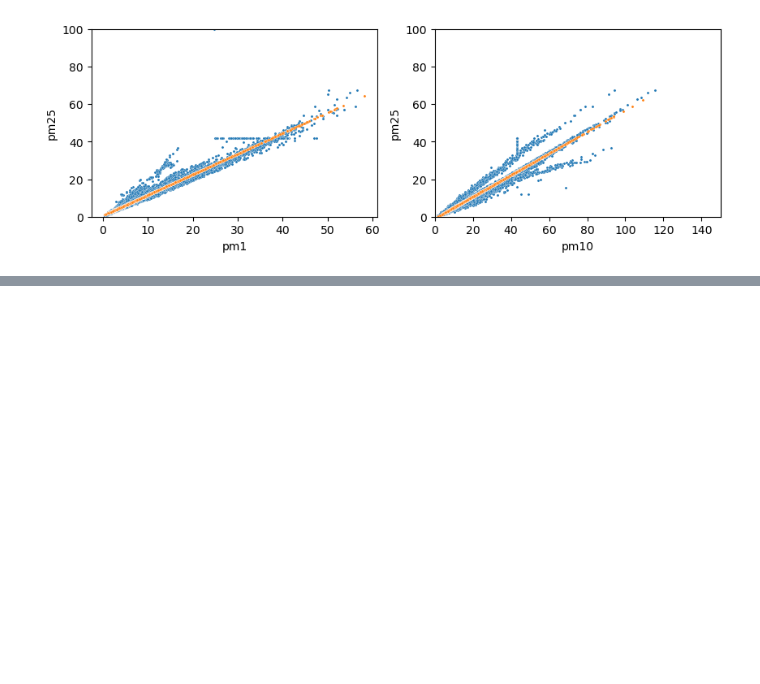
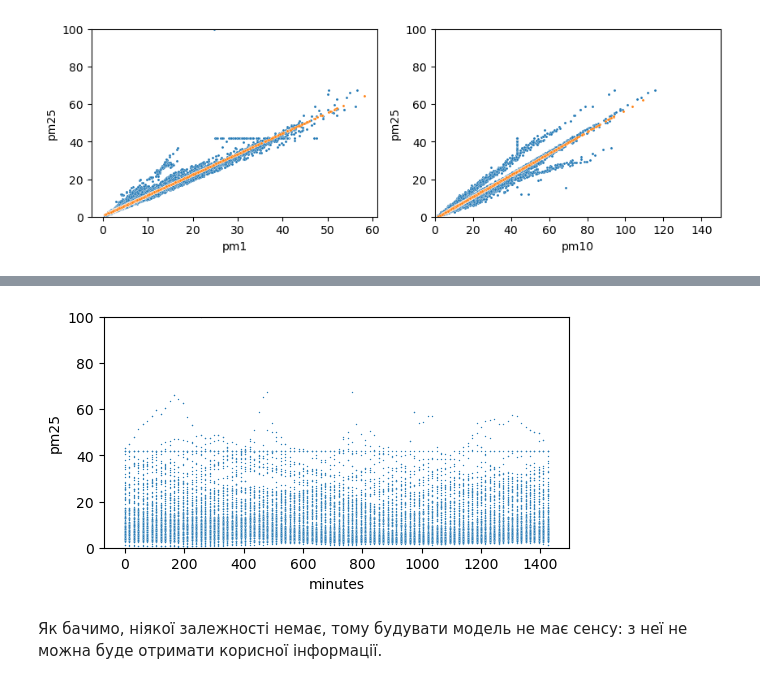
Before and after one commit to tymofiichuy/linear_regression, a Jupyter notebook: lw1.ipynb, the cells around one changed output, grey strips where cells are left out. Drawn from its saved outputs; the diff is of its cells as text; code cells hidden in the pictures; blank space fills up the shorter version.

Commit message:
Add metrics and pm25/time plot

```diff
--- a/lw1.ipynb
+++ b/lw1.ipynb
@@ -191,0 +210,9 @@ plt.show()
+# %%
+df = df.reset_index()
+df['day'] = df['logged_at'].dt.date
+df['time'] = df['logged_at'].dt.time
+date_df = df.pivot_table(index='day', columns='time', values='pm25')
+date_df = date_df.bfill()
+date_df = date_df.reset_index().melt(id_vars='day', var_name='time', value_name='pm25')
+date_df['minutes'] = date_df['time'].apply(lambda x: x.hour * 60 + x.minute)
+date_df.head(5)
@@ -191,0 +226,9 @@ plt.show()
+# %%
+fig, axes = plt.subplots(1, 1, figsize=(6, 3))
+sns.scatterplot(x=date_df['minutes'], y=date_df['pm25'], s=1, ax=axes)
+axes.set_ylim(0, 100)
+plt.show()
+# %% [output]
+[figure, added]
+# %% [markdown]
+Як бачимо, ніякої залежності немає, тому будувати модель не має сенсу: з неї не можна буде отримати корисної інформації.
```
Also changed, not shown: parts of 6 cells of this notebook.
